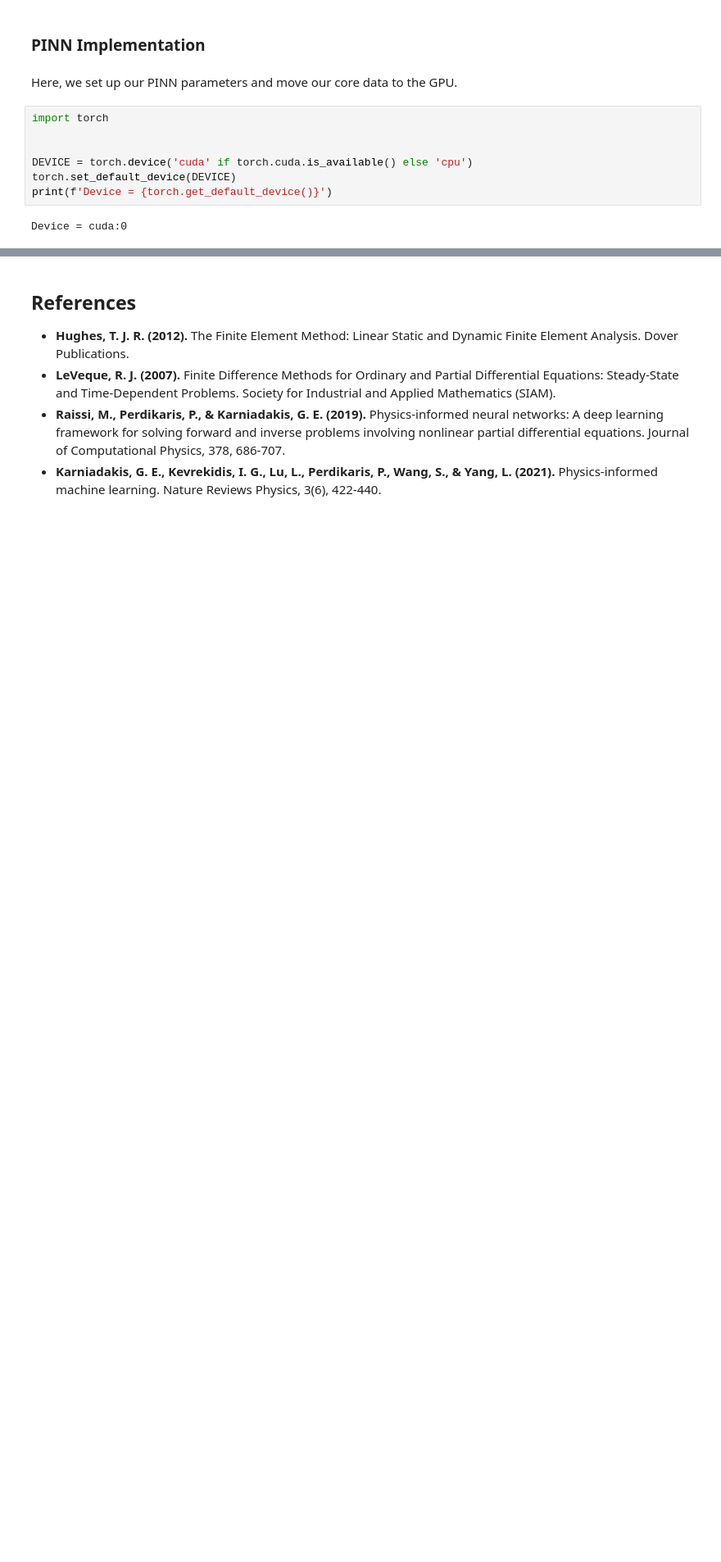
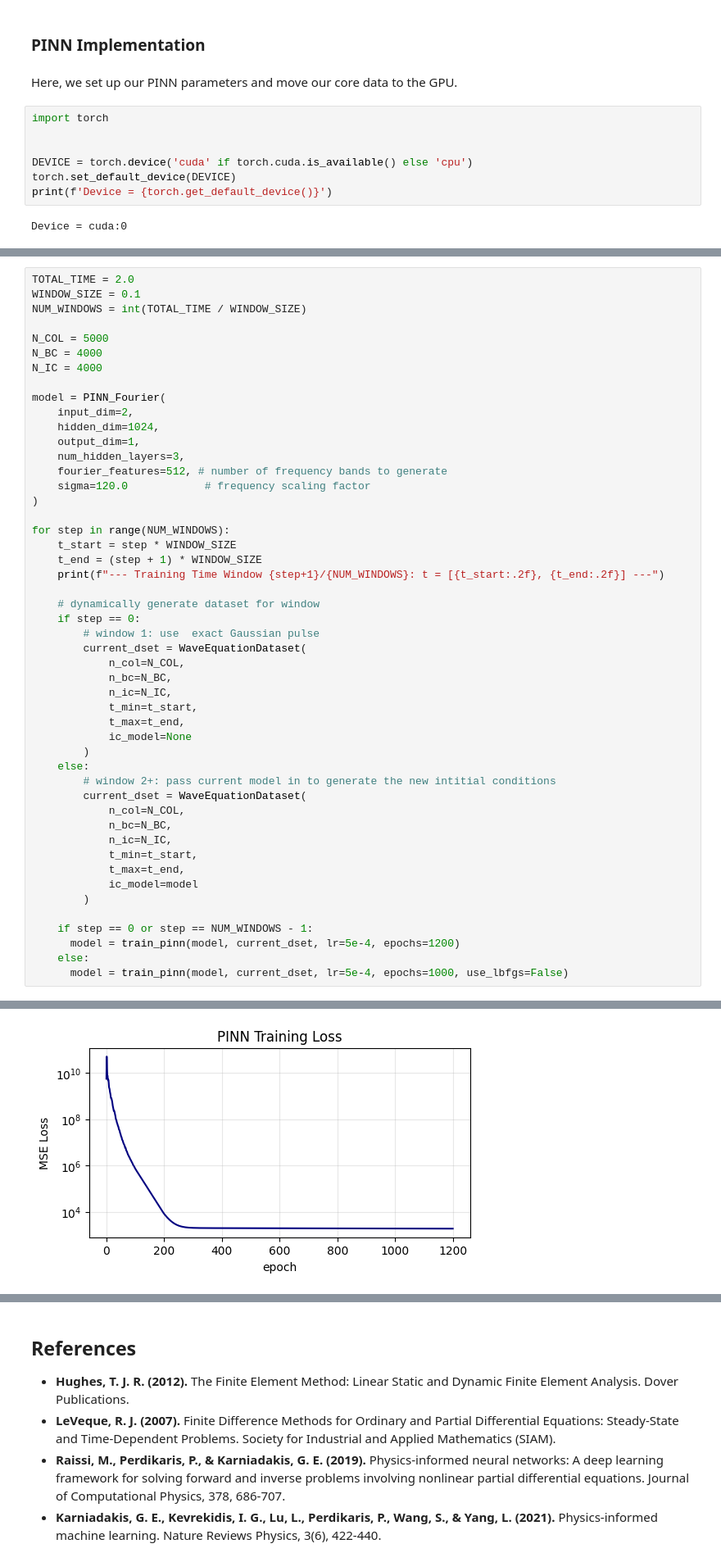
Before and after one commit to anthonymarinov/wave-equation-pinn, a Jupyter notebook: main.ipynb, the cells around one changed output, grey strips where cells are left out. Shown at 82% size. Drawn from its saved outputs; the diff is of its cells as text; blank space fills up the shorter version.

```diff
--- a/main.ipynb
+++ b/main.ipynb
@@ -364,0 +768,50 @@ class WaveEquationDataset(object):
+# %%
+TOTAL_TIME = 2.0
+WINDOW_SIZE = 0.1
+NUM_WINDOWS = int(TOTAL_TIME / WINDOW_SIZE)
+
+N_COL = 5000
+N_BC = 4000
+N_IC = 4000
+
+model = PINN_Fourier(
+    input_dim=2,
+    hidden_dim=1024,
+    output_dim=1,
+    num_hidden_layers=3,
+    fourier_features=512, # number of frequency bands to generate
+    sigma=120.0            # frequency scaling factor
+)
+
+for step in range(NUM_WINDOWS):
+    t_start = step * WINDOW_SIZE
+    t_end = (step + 1) * WINDOW_SIZE
+    print(f"--- Training Time Window {step+1}/{NUM_WINDOWS}: t = [{t_start:.2f}, {t_end:.2f}] ---")
+
+    # dynamically generate dataset for window
+    if step == 0:
+        # window 1: use  exact Gaussian pulse
+        current_dset = WaveEquationDataset(
+            n_col=N_COL,
+            n_bc=N_BC,
+            n_ic=N_IC,
+            t_min=t_start,
+            t_max=t_end,
+            ic_model=None
+        )
+    else:
+        # window 2+: pass current model in to generate the new intitial conditions
+        current_dset = WaveEquationDataset(
+            n_col=N_COL,
+            n_bc=N_BC,
+            n_ic=N_IC,
+            t_min=t_start,
+            t_max=t_end,
+            ic_model=model
+        )
+
+    if step == 0 or step == NUM_WINDOWS - 1:
+      model = train_pinn(model, current_dset, lr=5e-4, epochs=1200)
+    else:
+      model = train_pinn(model, current_dset, lr=5e-4, epochs=1000, use_lbfgs=False)
+# %% [output]
@@ -364,0 +825 @@ class WaveEquationDataset(object):
+[figure, added]
```
Also changed, not shown: parts of 29 cells of this notebook.
